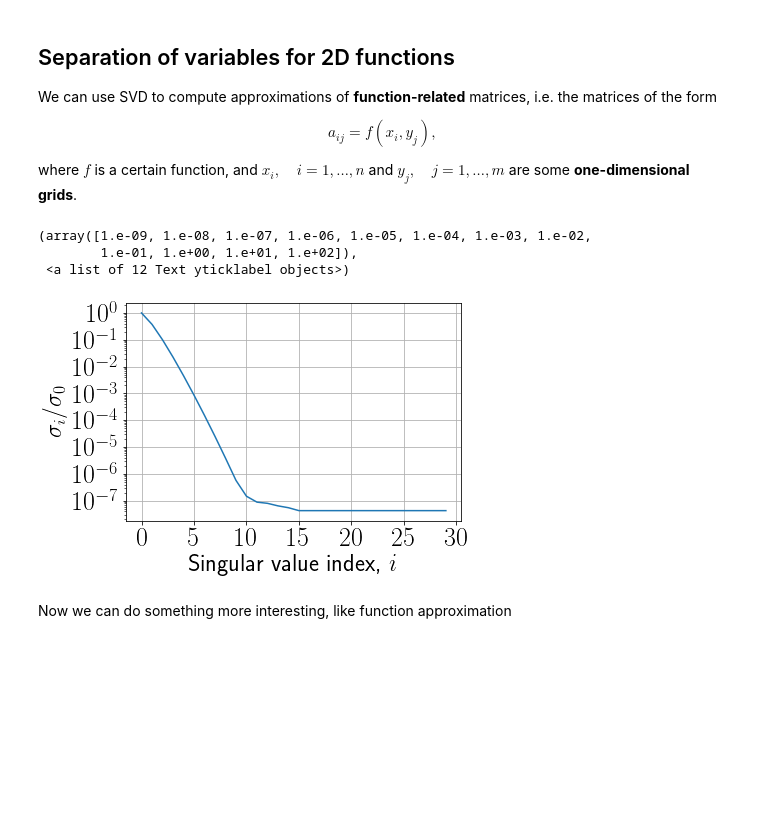
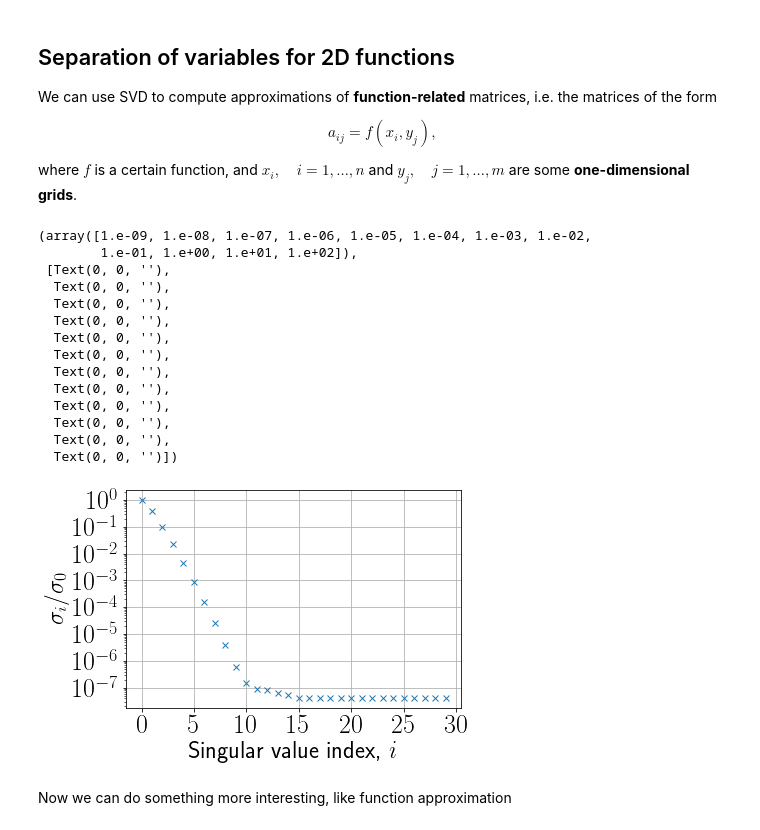
Before and after one commit to oseledets/nla2020, a Jupyter notebook: lectures/lecture4/lecture-4.ipynb, the cells around one changed output. Cells and saved outputs as stored; diff of their text form; code cells hidden in the pictures; blank space fills up the shorter version.

```diff
--- a/lectures/lecture4/lecture-4.ipynb
+++ b/lectures/lecture4/lecture-4.ipynb
@@ -341,25 +342,37 @@ where $f$ is a certain function, and $x_i, \quad i = 1, \ldots, n$ and $y_j, \qu
 # %%
 %matplotlib inline
 import numpy as np
 import matplotlib.pyplot as plt
 plt.rc("text", usetex=True)
 
 n = 100
 a = [[1.0/(i+j+1) for i in range(n)] for j in range(n)] #Hilbert matrix
+#a = jnp.ones((n, n)) + 1e-3*jax.random.normal(jax.random.PRNGKey(67575), (n, n))
 a = jnp.array(a)
 u, s, v = jnp.linalg.svd(a)
-plt.semilogy(s[:30]/s[0])
+plt.semilogy(s[:30]/s[0], 'x')
 plt.ylabel(r"$\sigma_i / \sigma_0$", fontsize=24)
 plt.xlabel(r"Singular value index, $i$", fontsize=24)
 plt.grid(True)
 plt.xticks(fontsize=26)
 plt.yticks(fontsize=26)
 #We have very good low-rank approximation of it!
 # %% [output]
 (array([1.e-09, 1.e-08, 1.e-07, 1.e-06, 1.e-05, 1.e-04, 1.e-03, 1.e-02,
         1.e-01, 1.e+00, 1.e+01, 1.e+02]),
- <a list of 12 Text yticklabel objects>)
+ [Text(0, 0, ''),
+  Text(0, 0, ''),
+  Text(0, 0, ''),
+  Text(0, 0, ''),
+  Text(0, 0, ''),
+  Text(0, 0, ''),
+  Text(0, 0, ''),
+  Text(0, 0, ''),
+  Text(0, 0, ''),
+  Text(0, 0, ''),
+  Text(0, 0, ''),
+  Text(0, 0, '')])
-[figure, old version]
+[figure, new version]
 # %% [markdown]
 Now we can do something more interesting, like function approximation
 # %%
```
Also changed, not shown: parts of 9 cells of this notebook.
